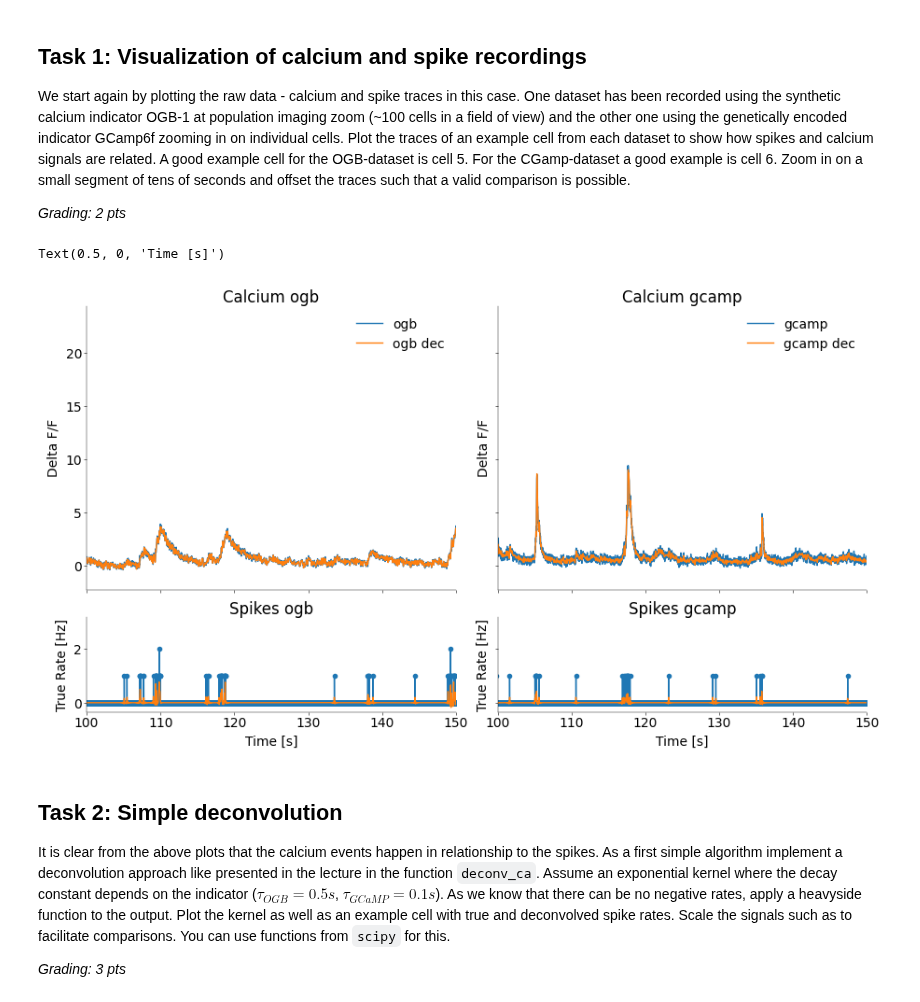
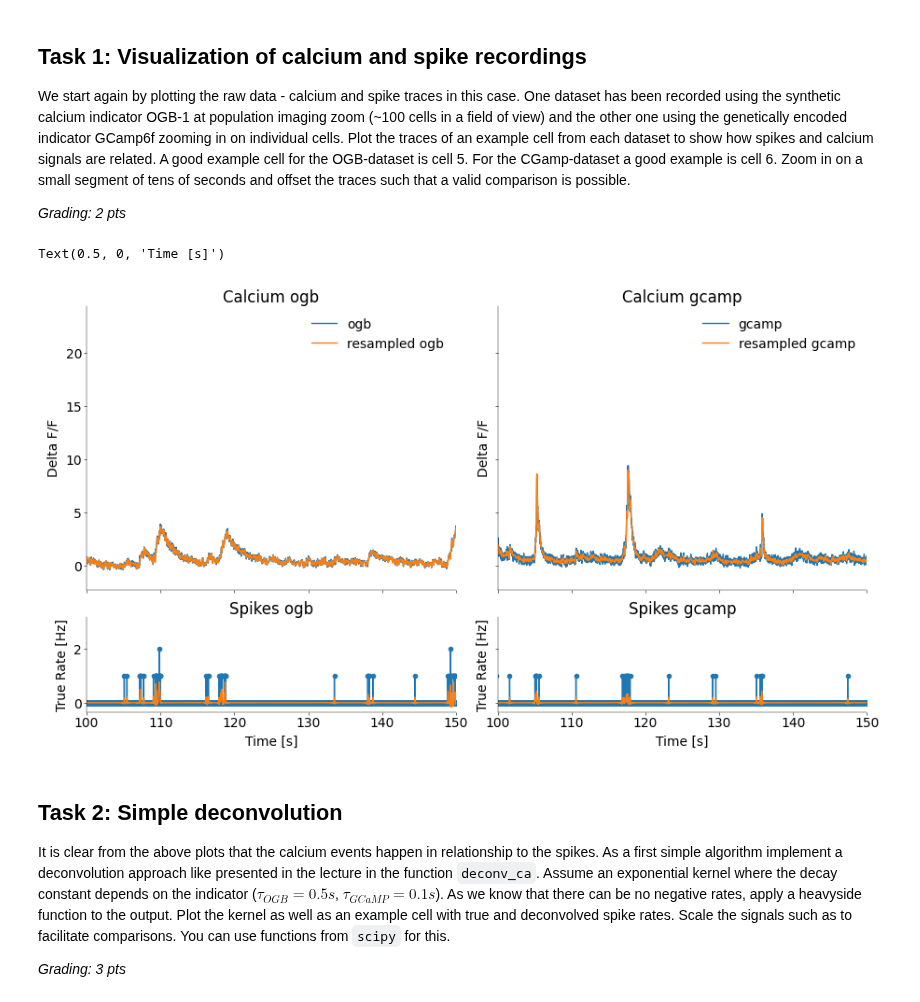
Before and after one commit to weygoldt/neuraldatascience, a Jupyter notebook: notebooks/CodingLab3_Root_Wendt_Weygoldt.ipynb, the cells around one changed output. Drawn from its saved outputs; the diff is of its cells as text; code cells hidden in the pictures.

```diff
--- a/notebooks/CodingLab3_Root_Wendt_Weygoldt.ipynb
+++ b/notebooks/CodingLab3_Root_Wendt_Weygoldt.ipynb
@@ -134,41 +135,41 @@ fig, axs = plt.subplots(
 xlims_ogb = [100, 150]
 xlims_gcamp = [100, 150]
 axs[0, 0].plot(time_ogb, calcium_ogb_cell, label="ogb")
-axs[0, 0].plot(time_ogb_dec, calcium_ogb_cell_dec, label="ogb dec")
+axs[0, 0].plot(time_ogb_dec, calcium_ogb_cell_dec, label="resampled ogb")
 axs[0, 0].set_title("Calcium ogb")
 axs[0, 0].set_xlim(xlims_ogb)
 axs[0, 0].set_ylabel("Delta F/F")
 axs[0, 0].legend()
 
 
 axs[0, 1].plot(time_gcamp, calcium_gcamp_cell, label="gcamp")
-axs[0, 1].plot(time_gcamp_dec, calcium_gcamp_cell_dec, label="gcamp dec")
+axs[0, 1].plot(time_gcamp_dec, calcium_gcamp_cell_dec, label="resampled gcamp")
 axs[0, 1].set_title("Calcium gcamp")
 axs[0, 1].set_ylabel("Delta F/F")
 axs[0, 1].set_xlim(xlims_gcamp)
 axs[0, 1].legend()
 
 axs[1, 0].plot(time_ogb, spike_ogb_cell)
 axs[1, 0].plot(time_ogb_dec, spike_ogb_cell_dec)
 axs[1, 0].set_title("Spikes ogb")
 axs[1, 0].set_xlim(xlims_ogb)
 axs[1, 0].scatter(time_ogb, spike_ogb_cell)
 axs[1, 0].set_ylabel("True Rate [Hz]")
 axs[1, 0].set_xlabel("Time [s]")
 
 axs[1, 1].plot(time_gcamp, spike_gcamp_cell)
 axs[1, 1].plot(time_gcamp_dec, spike_gcamp_cell_dec)
 axs[1, 1].scatter(time_gcamp, spike_gcamp_cell)
 axs[1, 1].set_title("Spikes gcamp")
 axs[1, 1].set_xlim(xlims_gcamp)
 axs[1, 1].set_ylabel("True Rate [Hz]")
 axs[1, 1].set_xlabel("Time [s]")
 
 
 # plot raw gcamp data
 # %% [output]
 Text(0.5, 0, 'Time [s]')
-[figure, old version]
+[figure, new version]
 # %% [markdown]
 ## Task 2: Simple deconvolution
 
```
Also changed, not shown: parts of 5 cells of this notebook, 3 other files.
